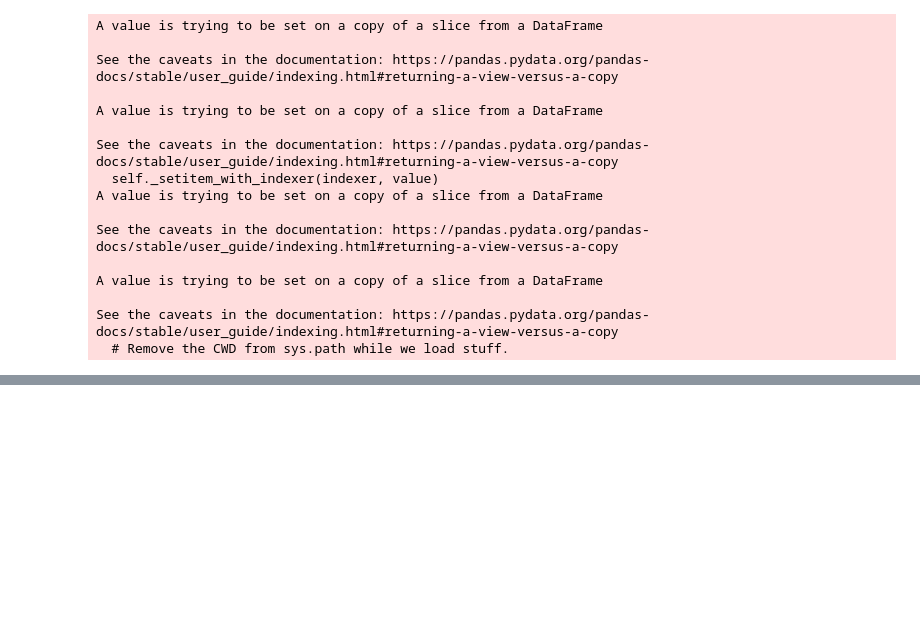
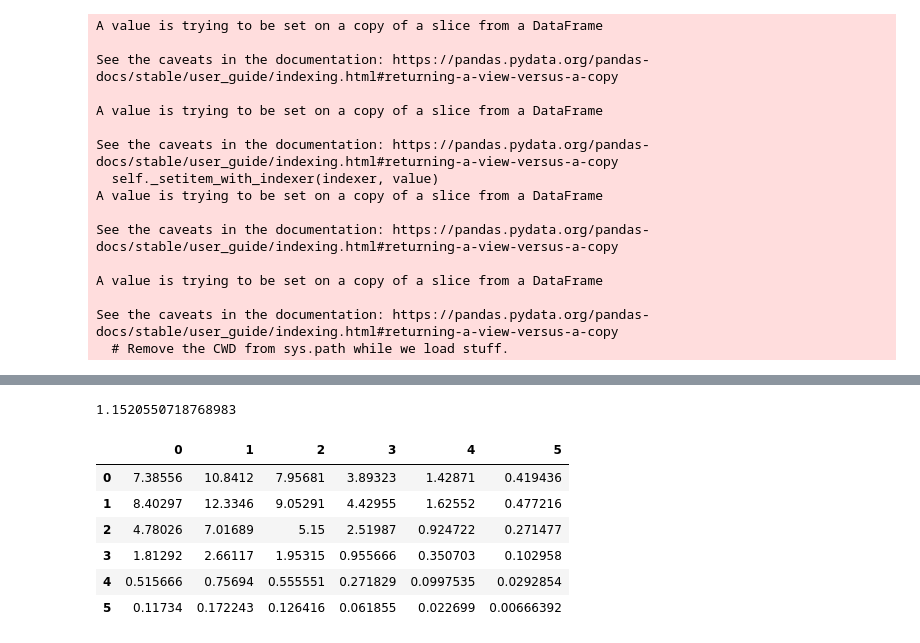
Before and after one commit to iyengaraditya/Football-Predictions, a Jupyter notebook: Football_Predictions.ipynb, the cells around one changed output, grey strips where cells are left out. Cells and saved outputs as stored; diff of their text form; code cells hidden in the pictures; blank space fills up the shorter version.

```diff
--- a/Football_Predictions.ipynb
+++ b/Football_Predictions.ipynb
@@ -665,0 +698,7 @@ test_output.to_csv('out.csv', index = False)
+# %%
+sum = 0
+for i in test.index:
+  if(test['result'][i] == test_output['result'][i]):
+    sum = sum + 1
+test_acc = sum
+test_acc
@@ -825,0 +881,36 @@ schedule.to_csv('finalpred.csv', index = False)
+# %%
+avg_home = h2hdata['home_score'].sum()/h2hdata.shape[0]
+avg_away = h2hdata['away_score'].sum()/h2hdata.shape[0]
+avg_away
+# %% [output]
+1.1520550718768983
+# %%
+def xg(home_team, away_team):
+  # Attack strength = Home or away team's average goals scored per home or away game / average home or away
+  # league goals scored per game
+  home_attack_str = hagoals(home_team)[0]/avg_home
+  away_attack_str = hagoals(away_team)[2]/avg_away
+  # Defensive strength = Home or away team's average goals conceded per home or away game / average home or away
+  # league goals conceded per game
+  home_def_str = hagoals(home_team)[1]/avg_away
+  away_def_str = hagoals(away_team)[3]/avg_home
+  # team_xg = their_attack_str*oppos_def_str*avg_home_or_away_goals
+  home_xg = home_attack_str*away_def_str*avg_home
+  away_xg = away_attack_str*home_def_str*avg_away
+  return home_xg, away_xg
+# %%
+import math
+def scoreprobs(home_team, away_team):
+  home_goals = np.zeros(6)
+  away_goals = np.zeros(6)
+  score_matrix = pd.DataFrame(index = [0, 1, 2, 3, 4, 5], columns = [0, 1, 2, 3, 4, 5])
+  home_mu = xg(home_team, away_team)[0]
+  away_mu = xg(home_team, away_team)[1]
+  for i in range(0, len(home_goals)):
+    home_goals[i] = (home_mu**i)*math.exp(-home_mu)/math.factorial(i)
+  for i in range(0, len(away_goals)):
+    away_goals[i] = (away_mu**i)*math.exp(-away_mu)/math.factorial(i)
+  for i in range(0, len(home_goals)):
+    for j in range(0, len(away_goals)):
+      score_matrix[i][j] = home_goals[i]*away_goals[j]
+  return score_matrix*100
@@ -825,0 +923,10 @@ schedule.to_csv('finalpred.csv', index = False)
+# %%
+scoreprobs("Manchester City", "Chelsea")
+# %% [output]
+|  | 0 | 1 | 2 | 3 | 4 | 5 |
+| 0 | 7.38556 | 10.8412 | 7.95681 | 3.89323 | 1.42871 | 0.419436 |
+| 1 | 8.40297 | 12.3346 | 9.05291 | 4.42955 | 1.62552 | 0.477216 |
+| 2 | 4.78026 | 7.01689 | 5.15 | 2.51987 | 0.924722 | 0.271477 |
+| 3 | 1.81292 | 2.66117 | 1.95315 | 0.955666 | 0.350703 | 0.102958 |
+| 4 | 0.515666 | 0.75694 | 0.555551 | 0.271829 | 0.0997535 | 0.0292854 |
+| 5 | 0.11734 | 0.172243 | 0.126416 | 0.061855 | 0.022699 | 0.00666392 |
```
Also changed, not shown: parts of 20 cells of this notebook.
